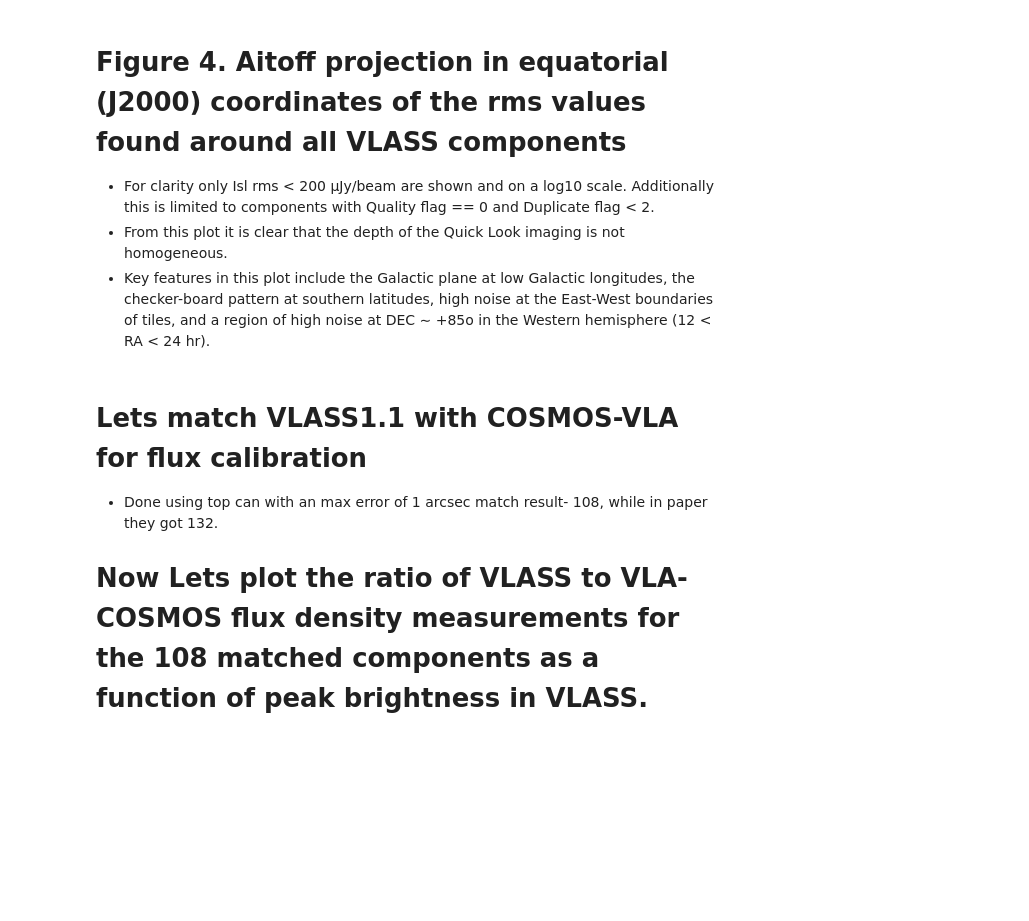
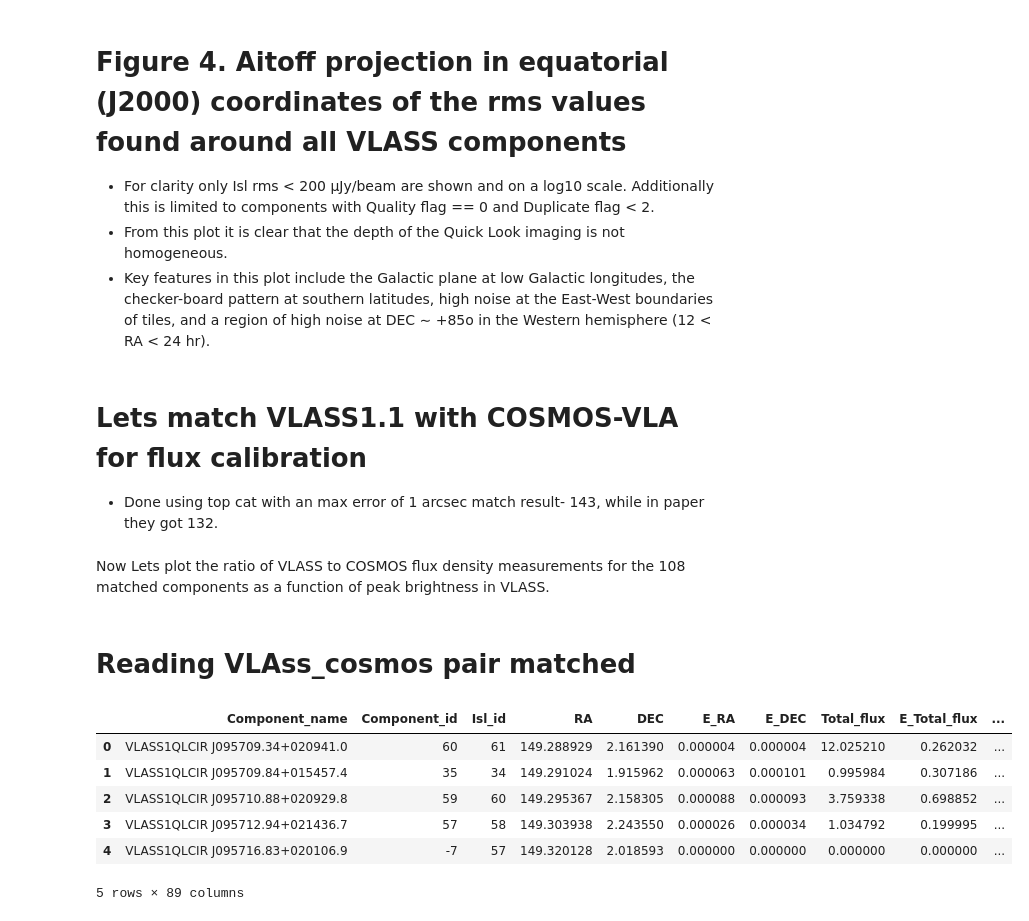
Before and after one commit to Darkandpure/Data-mining-for-transients-, a Jupyter notebook: Data_read.ipynb, the cells around one changed output. Drawn from its saved outputs; the diff is of its cells as text; code cells hidden in the pictures; blank space fills up the shorter version.

```diff
--- a/Data_read.ipynb
+++ b/Data_read.ipynb
@@ -163,5 +163,23 @@ with Quality flag == 0 and Duplicate flag < 2.
 hemisphere (12 < RA < 24 hr).
 # %% [markdown]
 # Lets match VLASS1.1 with COSMOS-VLA for flux calibration
-- Done using top can with an max error of 1 arcsec match result- 108, while in paper they got 132.
-# Now Lets plot the ratio of VLASS to VLA-COSMOS flux density measurements for the 108 matched components as a function of peak brightness in VLASS.
+- Done using top cat with an max error of 1 arcsec match result- 143, while in paper they got 132.
+# %% [markdown]
+
+Now Lets plot the ratio of VLASS to COSMOS flux density measurements for the 108 matched components as a function of peak brightness in VLASS.
+# %% [markdown]
+# Reading VLAss_cosmos pair matched
+# %%
+file_path1 = "/content/drive/MyDrive/Project/vla_cosmos_1.parquet"
+
+vc = pd.read_parquet(file_path1)
+# %%
+vc.head()
+# %% [output]
+|  | Component_name | Component_id | Isl_id | RA | DEC | E_RA | E_DEC | Total_flux | E_Total_flux | ... |
+| 0 | VLASS1QLCIR J095709.34+020941.0 | 60 | 61 | 149.288929 | 2.161390 | 0.000004 | 0.000004 | 12.025210 | 0.262032 | ... |
+| 1 | VLASS1QLCIR J095709.84+015457.4 | 35 | 34 | 149.291024 | 1.915962 | 0.000063 | 0.000101 | 0.995984 | 0.307186 | ... |
+| 2 | VLASS1QLCIR J095710.88+020929.8 | 59 | 60 | 149.295367 | 2.158305 | 0.000088 | 0.000093 | 3.759338 | 0.698852 | ... |
+| 3 | VLASS1QLCIR J095712.94+021436.7 | 57 | 58 | 149.303938 | 2.243550 | 0.000026 | 0.000034 | 1.034792 | 0.199995 | ... |
+| 4 | VLASS1QLCIR J095716.83+020106.9 | -7 | 57 | 149.320128 | 2.018593 | 0.000000 | 0.000000 | 0.000000 | 0.000000 | ... |
+5 rows × 89 columns
```
Also changed, not shown: parts of 9 cells of this notebook.
